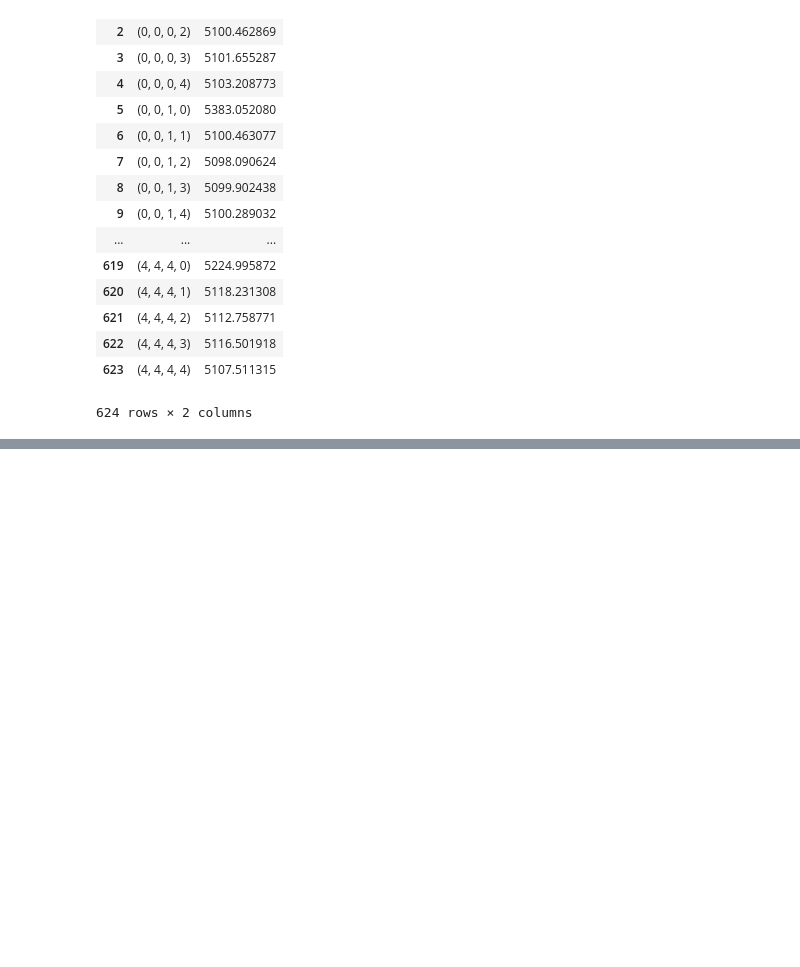
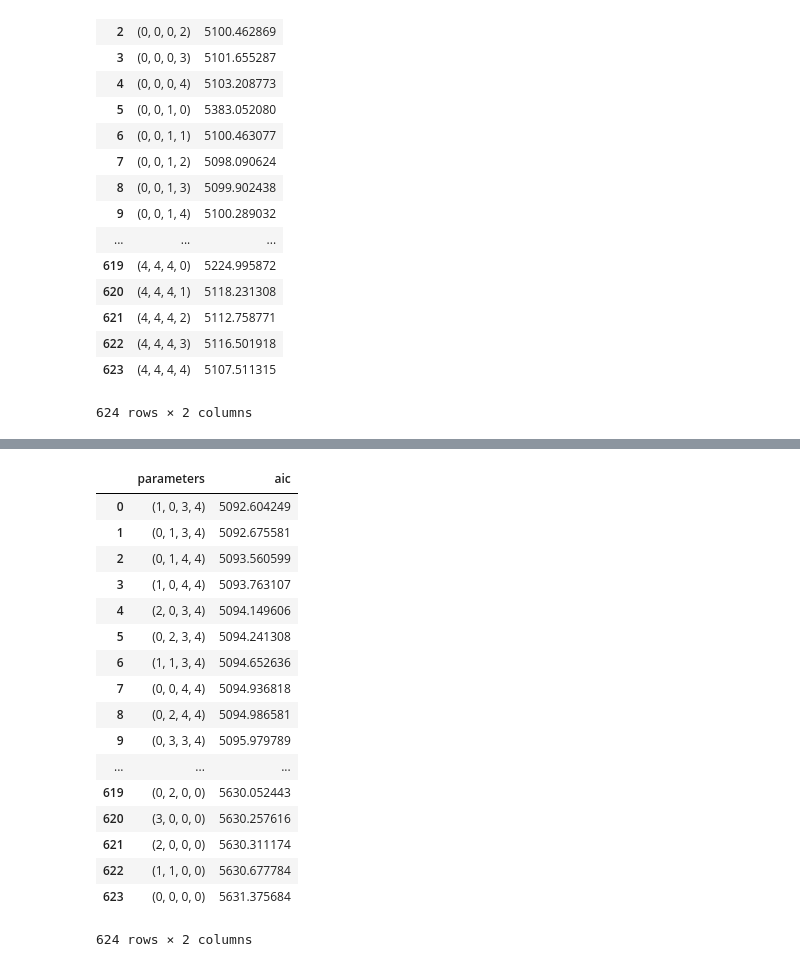
Before and after one commit to JonBebi/Teslock, a Jupyter notebook: Teslock.ipynb, the cells around one changed output, grey strips where cells are left out. Drawn from its saved outputs; the diff is of its cells as text; code cells hidden in the pictures; blank space fills up the shorter version.

```diff
--- a/Teslock.ipynb
+++ b/Teslock.ipynb
@@ -328,0 +351,21 @@ result_table.to_pickle("./result_table.pkl")
+# %%
+result_table
+# %% [output]
+|  | parameters | aic |
+| 0 | (1, 0, 3, 4) | 5092.604249 |
+| 1 | (0, 1, 3, 4) | 5092.675581 |
+| 2 | (0, 1, 4, 4) | 5093.560599 |
+| 3 | (1, 0, 4, 4) | 5093.763107 |
+| 4 | (2, 0, 3, 4) | 5094.149606 |
+| 5 | (0, 2, 3, 4) | 5094.241308 |
+| 6 | (1, 1, 3, 4) | 5094.652636 |
+| 7 | (0, 0, 4, 4) | 5094.936818 |
+| 8 | (0, 2, 4, 4) | 5094.986581 |
+| 9 | (0, 3, 3, 4) | 5095.979789 |
+| ... | ... | ... |
+| 619 | (0, 2, 0, 0) | 5630.052443 |
+| 620 | (3, 0, 0, 0) | 5630.257616 |
+| 621 | (2, 0, 0, 0) | 5630.311174 |
+| 622 | (1, 1, 0, 0) | 5630.677784 |
+| 623 | (0, 0, 0, 0) | 5631.375684 |
+624 rows × 2 columns
```
Also changed, not shown: parts of 8 cells of this notebook.
